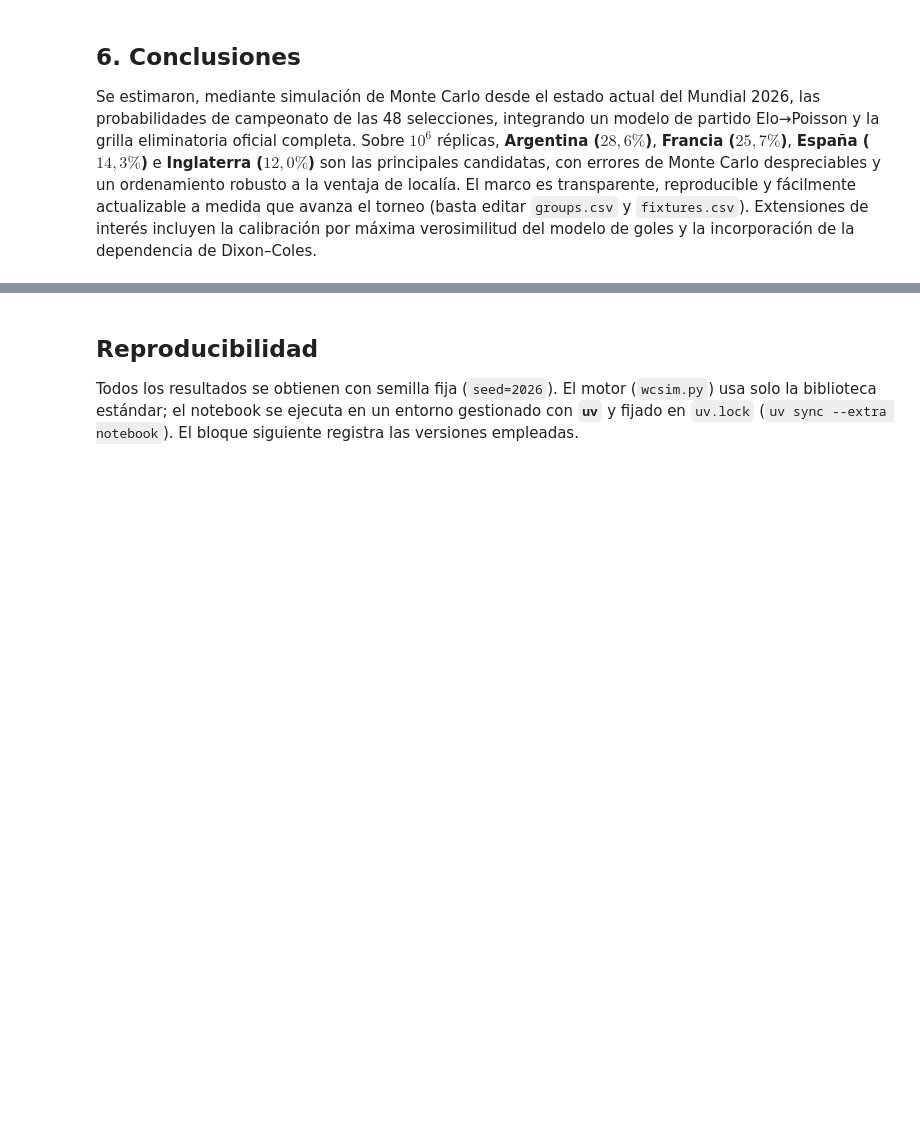
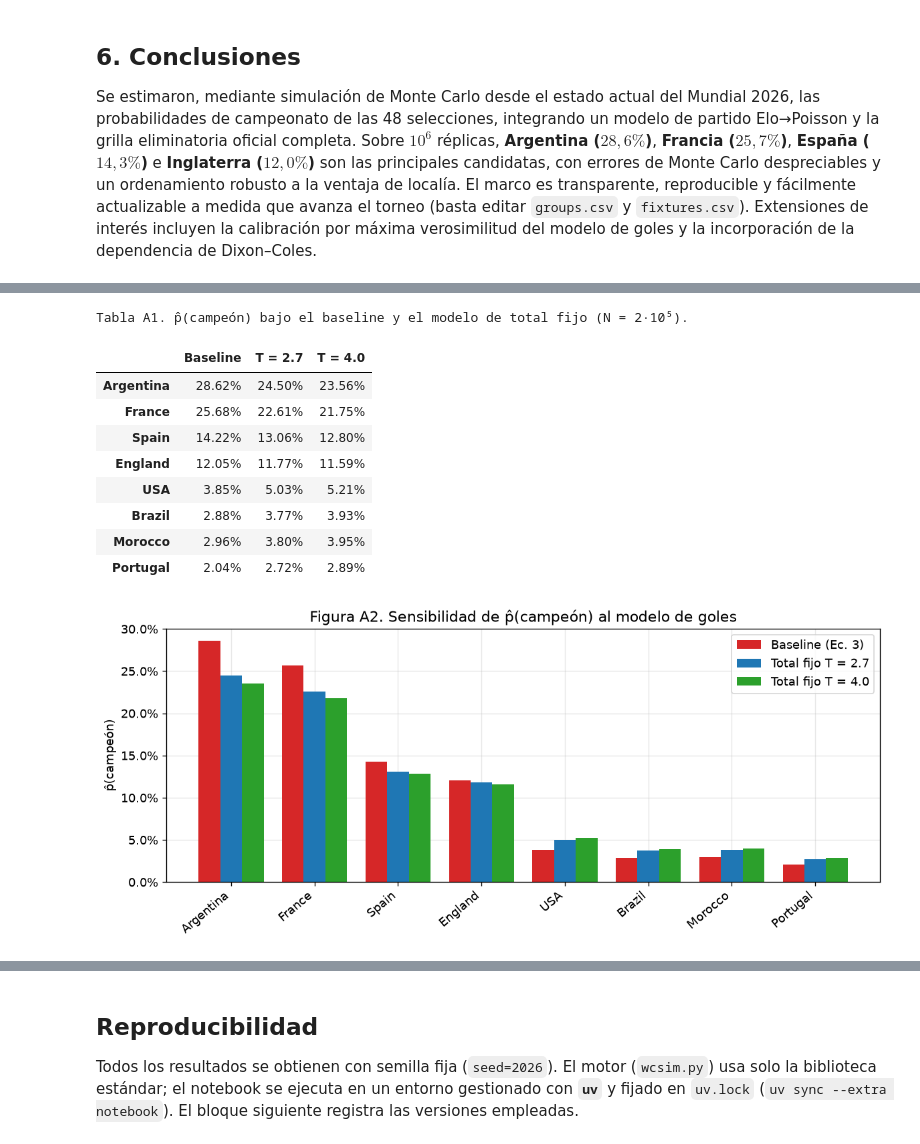
Before and after one commit to nmoguilner/ceia_add, a Jupyter notebook: mundial2026-montecarlo/mundial2026.ipynb, the cells around one changed output, grey strips where cells are left out. Drawn from its saved outputs; the diff is of its cells as text; code cells hidden in the pictures; blank space fills up the shorter version.

```diff
--- a/mundial2026-montecarlo/mundial2026.ipynb
+++ b/mundial2026-montecarlo/mundial2026.ipynb
@@ -478,0 +511,35 @@ dependencia de Dixon–Coles.
+# %%
+# Comparacion de p(campeon): baseline vs total fijo (N = 2e5 por configuracion)
+NA = 200_000
+configs = [("Baseline", {}), ("T = 2.7", {"total_goals": 2.7}), ("T = 4.0", {"total_goals": 4.0})]
+champ_by = {}
+for name, kw in configs:
+    res, _ = wcsim.run(n=NA, seed=2026, **kw)
+    champ_by[name] = {r["team"]: r["p_champion"] for r in res}
+
+eq = ["Argentina","France","Spain","England","USA","Brazil","Morocco","Portugal"]
+cmp_df = pd.DataFrame({name: [champ_by[name][t] for t in eq] for name, _ in configs}, index=eq)
+display(cmp_df.style.format("{:.2%}").set_caption(
+    "Tabla A1. p̂(campeón) bajo el baseline y el modelo de total fijo (N = 2·10⁵)."))
+
+x = np.arange(len(eq)); w = 0.26
+fig, ax = plt.subplots(figsize=(10, 4.4))
+ax.bar(x - w, cmp_df["Baseline"], w, label="Baseline (Ec. 3)", color="#d62728")
+ax.bar(x,     cmp_df["T = 2.7"], w, label="Total fijo T = 2.7", color="#1f77b4")
+ax.bar(x + w, cmp_df["T = 4.0"], w, label="Total fijo T = 4.0", color="#2ca02c")
+ax.set_xticks(x); ax.set_xticklabels(eq, rotation=40, ha="right")
+ax.yaxis.set_major_formatter(mtick.PercentFormatter(1.0)); ax.set_ylabel("p̂(campeón)")
+ax.set_title("Figura A2. Sensibilidad de p̂(campeón) al modelo de goles"); ax.legend()
+plt.tight_layout(); plt.savefig("charts/08_sensibilidad_goles.png", bbox_inches="tight"); plt.show()
+# %% [output]
+Tabla A1. p̂(campeón) bajo el baseline y el modelo de total fijo (N = 2·10⁵).
+|  | Baseline | T = 2.7 | T = 4.0 |
+| Argentina | 28.62% | 24.50% | 23.56% |
+| France | 25.68% | 22.61% | 21.75% |
+| Spain | 14.22% | 13.06% | 12.80% |
+| England | 12.05% | 11.77% | 11.59% |
+| USA | 3.85% | 5.03% | 5.21% |
+| Brazil | 2.88% | 3.77% | 3.93% |
+| Morocco | 2.96% | 3.80% | 3.95% |
+| Portugal | 2.04% | 2.72% | 2.89% |
+[figure, added]
```
Also changed, not shown: parts of 5 cells of this notebook, 6 other files.
